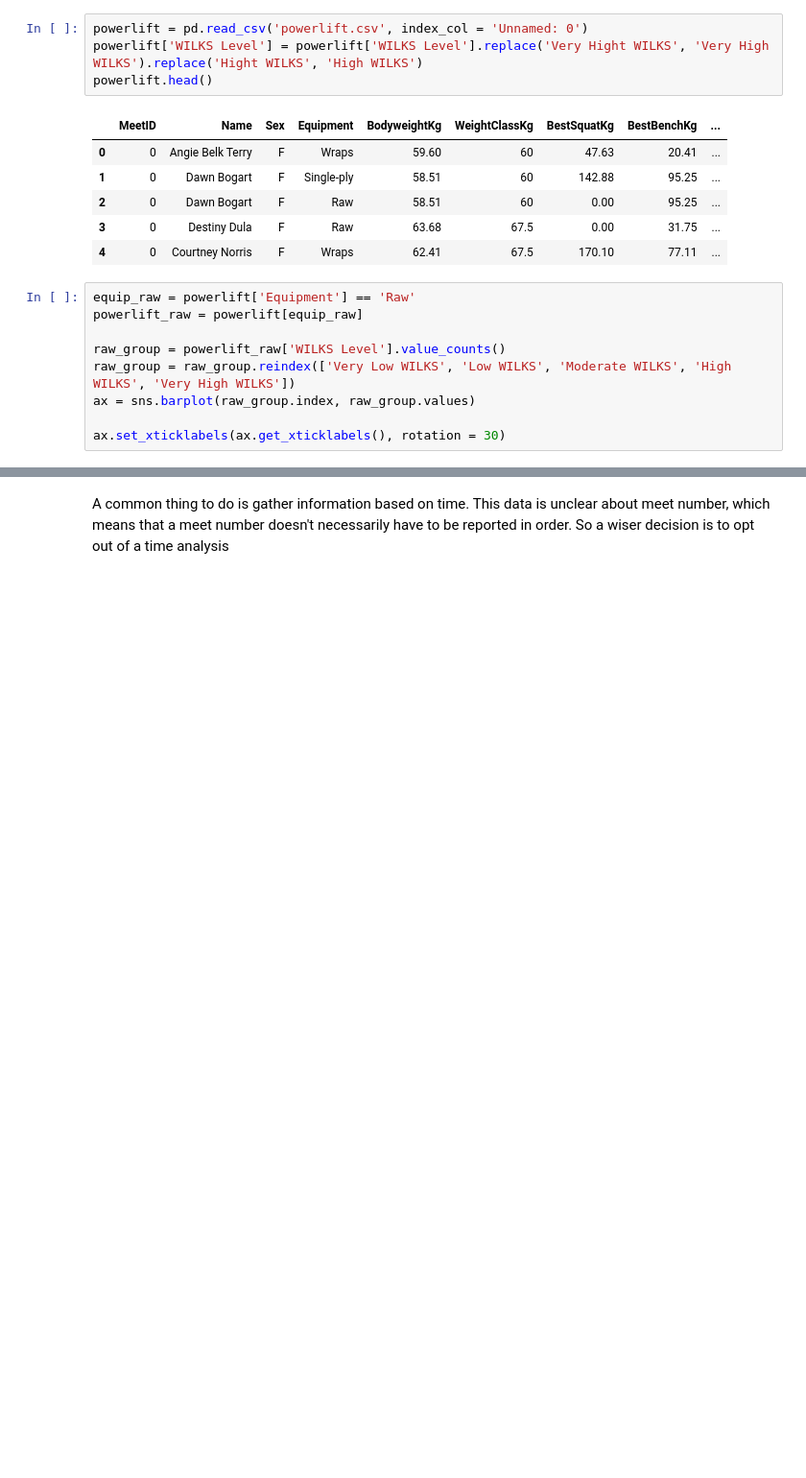
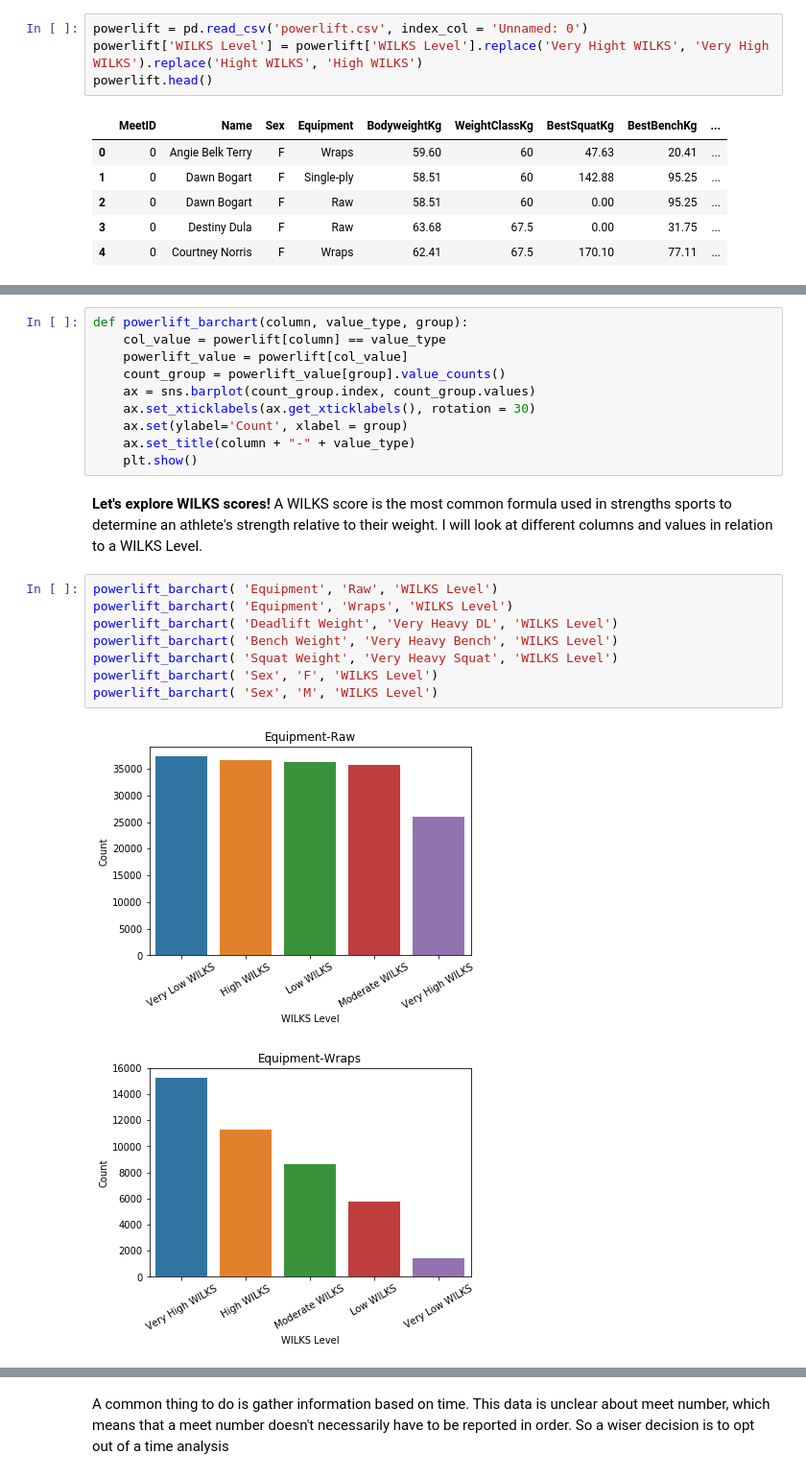
Before and after one commit to AlbertUlysses/powerlifting-eda, a Jupyter notebook: powerlifting.ipynb, the cells around one changed output, grey strips where cells are left out. Shown at 96% size. Drawn from its saved outputs; the diff is of its cells as text; blank space fills up the shorter version.

```diff
--- a/powerlifting.ipynb
+++ b/powerlifting.ipynb
@@ -15,12 +21,3 @@ powerlift.head()
 | 2 | 0 | Dawn Bogart | F | Raw | 58.51 | 60 | 0.00 | 95.25 | ... |
 | 3 | 0 | Destiny Dula | F | Raw | 63.68 | 67.5 | 0.00 | 31.75 | ... |
 | 4 | 0 | Courtney Norris | F | Wraps | 62.41 | 67.5 | 170.10 | 77.11 | ... |
-# %%
-equip_raw = powerlift['Equipment'] == 'Raw'
-powerlift_raw = powerlift[equip_raw]
-
-raw_group = powerlift_raw['WILKS Level'].value_counts()
-raw_group = raw_group.reindex(['Very Low WILKS', 'Low WILKS', 'Moderate WILKS', 'High WILKS', 'Very High WILKS'])
-ax = sns.barplot(raw_group.index, raw_group.values)
-
-ax.set_xticklabels(ax.get_xticklabels(), rotation = 30)
@@ -55,0 +27,23 @@ barchart( 'Federation', 'Not IPF', 'Cluster Name')
+# %%
+def powerlift_barchart(column, value_type, group):
+    col_value = powerlift[column] == value_type
+    powerlift_value = powerlift[col_value]
+    count_group = powerlift_value[group].value_counts()
+    ax = sns.barplot(count_group.index, count_group.values)
+    ax.set_xticklabels(ax.get_xticklabels(), rotation = 30)
+    ax.set(ylabel='Count', xlabel = group)
+    ax.set_title(column + "-" + value_type)
+    plt.show()
+# %% [markdown]
+**Let's explore WILKS scores!** A WILKS score is the most common formula used in strengths sports to determine an athlete's strength relative to their weight. I will look at different columns and values in relation to a WILKS Level.
+# %%
+powerlift_barchart( 'Equipment', 'Raw', 'WILKS Level')
+powerlift_barchart( 'Equipment', 'Wraps', 'WILKS Level')
+powerlift_barchart( 'Deadlift Weight', 'Very Heavy DL', 'WILKS Level')
+powerlift_barchart( 'Bench Weight', 'Very Heavy Bench', 'WILKS Level')
+powerlift_barchart( 'Squat Weight', 'Very Heavy Squat', 'WILKS Level')
+powerlift_barchart( 'Sex', 'F', 'WILKS Level')
+powerlift_barchart( 'Sex', 'M', 'WILKS Level')
+# %% [output]
+[figure, added]
+[figure, added]
```
Also changed, not shown: parts of 8 cells of this notebook.
